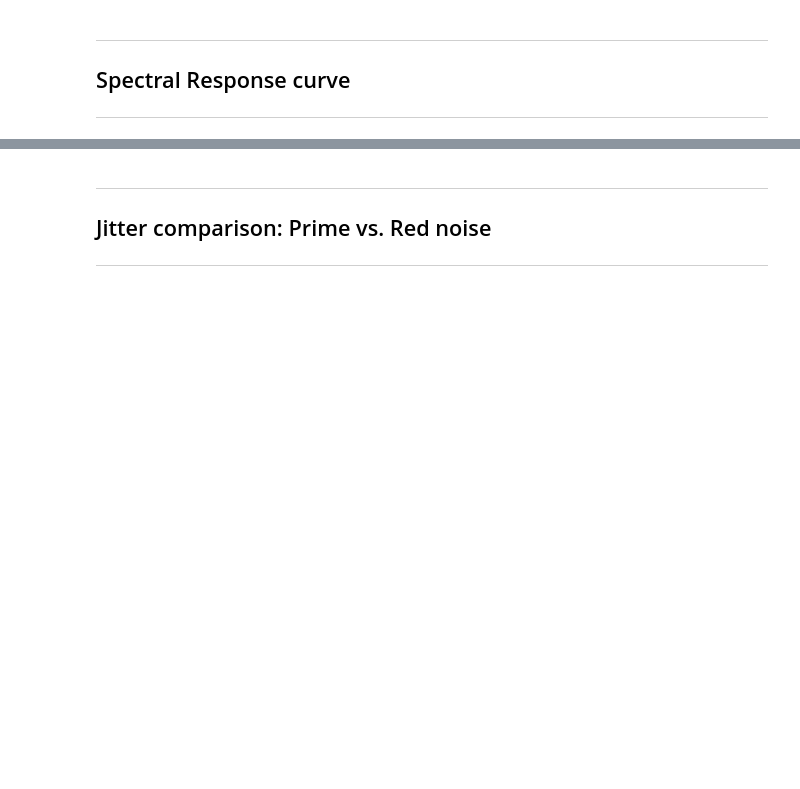
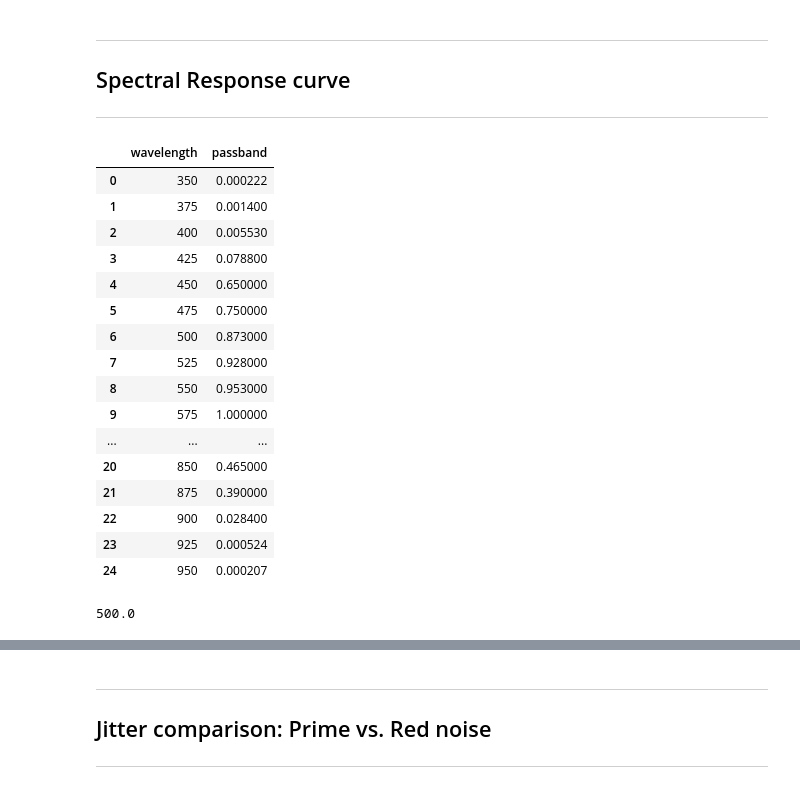
Before and after one commit to ivs-kuleuven/platosim3, a Jupyter notebook: docs/technicalnotes/PlatoSim3Paper/PlatoSimPaper.ipynb, the cells around one changed output, grey strips where cells are left out. Saved outputs shown, nothing was run; the diff lists cells and outputs as text; code cells hidden in the pictures; blank space fills up the shorter version.

```diff
--- a/docs/technicalnotes/PlatoSim3Paper/PlatoSimPaper.ipynb
+++ b/docs/technicalnotes/PlatoSim3Paper/PlatoSimPaper.ipynb
@@ -126,0 +108,21 @@ tran_int_kepler = passband_kepler(wvl_int_kepler)
+# %%
+df_kepler = pd.read_csv(f"{odir}/passband_kepler.txt", comment='#')
+df_kepler
+# %% [output]
+|  | wavelength | passband |
+| 0 | 350 | 0.000222 |
+| 1 | 375 | 0.001400 |
+| 2 | 400 | 0.005530 |
+| 3 | 425 | 0.078800 |
+| 4 | 450 | 0.650000 |
+| 5 | 475 | 0.750000 |
+| 6 | 500 | 0.873000 |
+| 7 | 525 | 0.928000 |
+| 8 | 550 | 0.953000 |
+| 9 | 575 | 1.000000 |
+| ... | ... | ... |
+| 20 | 850 | 0.465000 |
+| 21 | 875 | 0.390000 |
+| 22 | 900 | 0.028400 |
+| 23 | 925 | 0.000524 |
+| 24 | 950 | 0.000207 |
@@ -127,3 +165,8 @@ tran_int_kepler = passband_kepler(wvl_int_kepler)
+# %%
+dex_max_blue = np.argmin(np.abs(wvl_int_plato - 700))
+wvl_int_plato[0:dex_max_blue]
+# %% [output]
+500.0
 # %%
 # Create the plot
 fig, ax = plt.subplots(1, 1, figsize=(10, 7))
```
Also changed, not shown: parts of 4 cells of this notebook, 1 other file.
